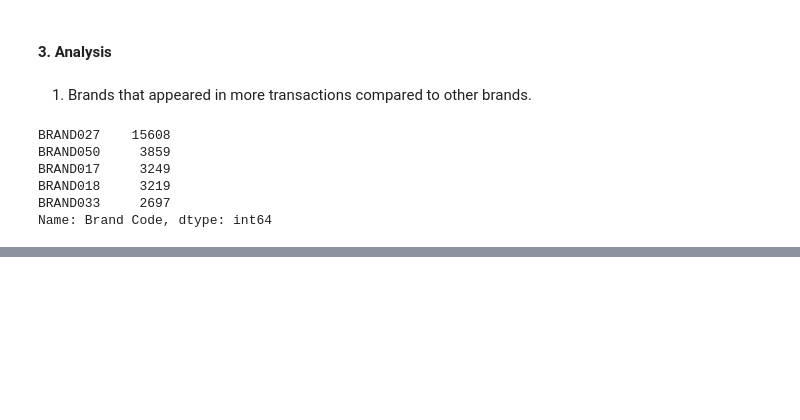
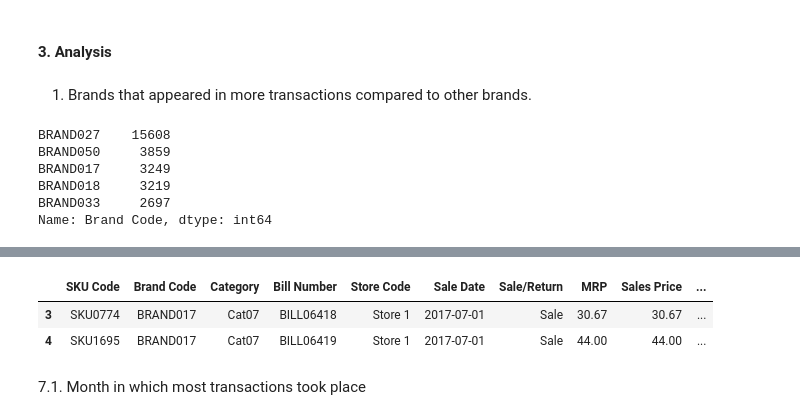
Before and after one commit to krishnakrmahto/Analysis-of-sales-data, a Jupyter notebook: eda.ipynb, the cells around one changed output, grey strips where cells are left out. Cells and saved outputs as stored; diff of their text form; code cells hidden in the pictures; blank space fills up the shorter version.

```diff
--- a/eda.ipynb
+++ b/eda.ipynb
@@ -565,0 +749,8 @@ BRAND027 is found to have enjoyed majority of sales. Customers seem to prefer BR
+# %%
+df.head(2)
+# %% [output]
+|  | SKU Code | Brand Code | Category | Bill Number | Store Code | Sale Date | Sale/Return | MRP | Sales Price | ... |
+| 3 | SKU0774 | BRAND017 | Cat07 | BILL06418 | Store 1 | 2017-07-01 | Sale | 30.67 | 30.67 | ... |
+| 4 | SKU1695 | BRAND017 | Cat07 | BILL06419 | Store 1 | 2017-07-01 | Sale | 44.00 | 44.00 | ... |
+# %% [markdown]
+7.1. Month in which most transactions took place
```
Also changed, not shown: parts of 41 cells of this notebook.
